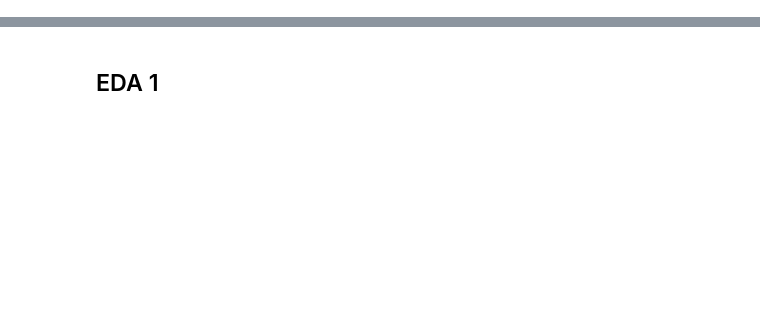
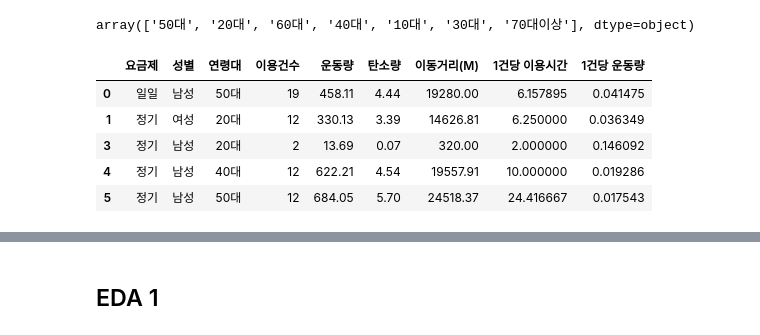
Before and after one commit to jpjun8/C3cube, a Jupyter notebook: DA_Nocode/bike/bike3.ipynb, the cells around one changed output, grey strips where cells are left out. Cells and saved outputs as stored; diff of their text form; code cells hidden in the pictures; blank space fills up the shorter version.

```diff
--- a/DA_Nocode/bike/bike3.ipynb
+++ b/DA_Nocode/bike/bike3.ipynb
@@ -22,5 +22,8 @@ warnings.filterwarnings('ignore')
 
 colors = ['#e6194b', '#3cb44b', '#ffe119', '#4363d8', '#f58231', '#911eb4', '#46f0f0', '#f032e6', '#bcf60c', '#fabebe', '#008080', '#e6beff', '#9a6324', '#fffac8', '#800000', '#aaffc3', '#808000', '#ffd8b1', '#000075', '#808080', '#ffffff', '#000000']
 # %%
-df = pd.read_csv('./bike.csv', encoding='utf-8-sig')
+df = pd.read_csv('./bike.csv')
 # df.drop(columns=["운동량", "탄소량", "이동거리(M)"], inplace=True)
+df['연령대'].unique()
+# %% [output]
+array(['50대', '20대', '60대', '40대', '10대', '30대', '70대이상'], dtype=object)
@@ -31,0 +50,11 @@ df['성별'] = df['성별'].str.upper()
+# %%
+# 전처리
+df = df.dropna()
+df.head()
+# %% [output]
+|  | 요금제 | 성별 | 연령대 | 이용건수 | 운동량 | 탄소량 | 이동거리(M) | 1건당 이용시간 | 1건당 운동량 |
+| 0 | 일일 | 남성 | 50대 | 19 | 458.11 | 4.44 | 19280.00 | 6.157895 | 0.041475 |
+| 1 | 정기 | 여성 | 20대 | 12 | 330.13 | 3.39 | 14626.81 | 6.250000 | 0.036349 |
+| 3 | 정기 | 남성 | 20대 | 2 | 13.69 | 0.07 | 320.00 | 2.000000 | 0.146092 |
+| 4 | 정기 | 남성 | 40대 | 12 | 622.21 | 4.54 | 19557.91 | 10.000000 | 0.019286 |
+| 5 | 정기 | 남성 | 50대 | 12 | 684.05 | 5.70 | 24518.37 | 24.416667 | 0.017543 |
```
Also changed, not shown: parts of 10 cells of this notebook, 16 other files.
